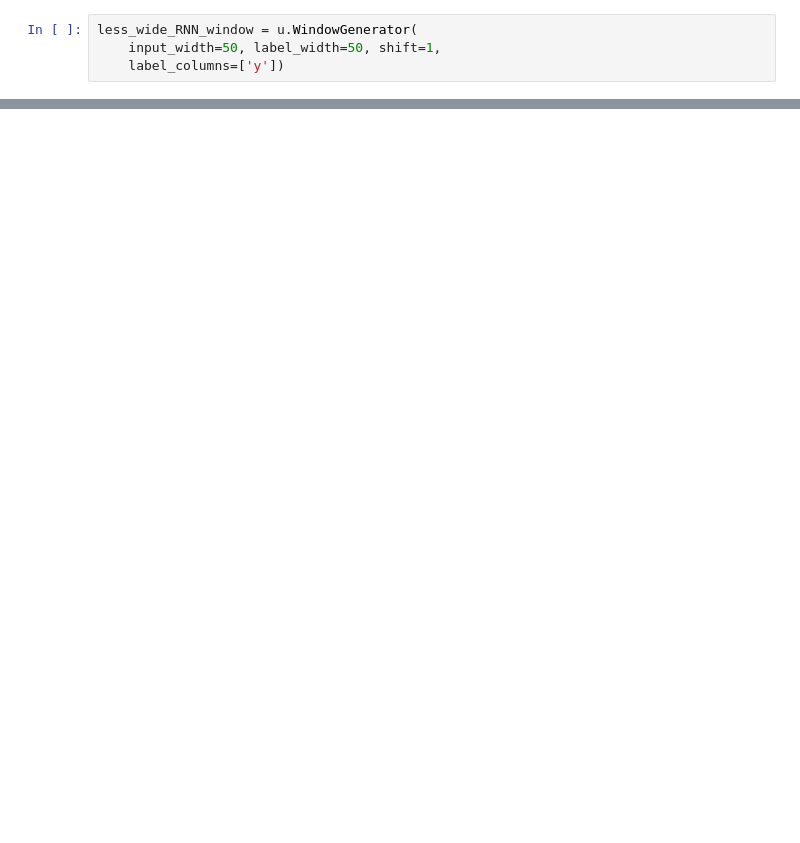
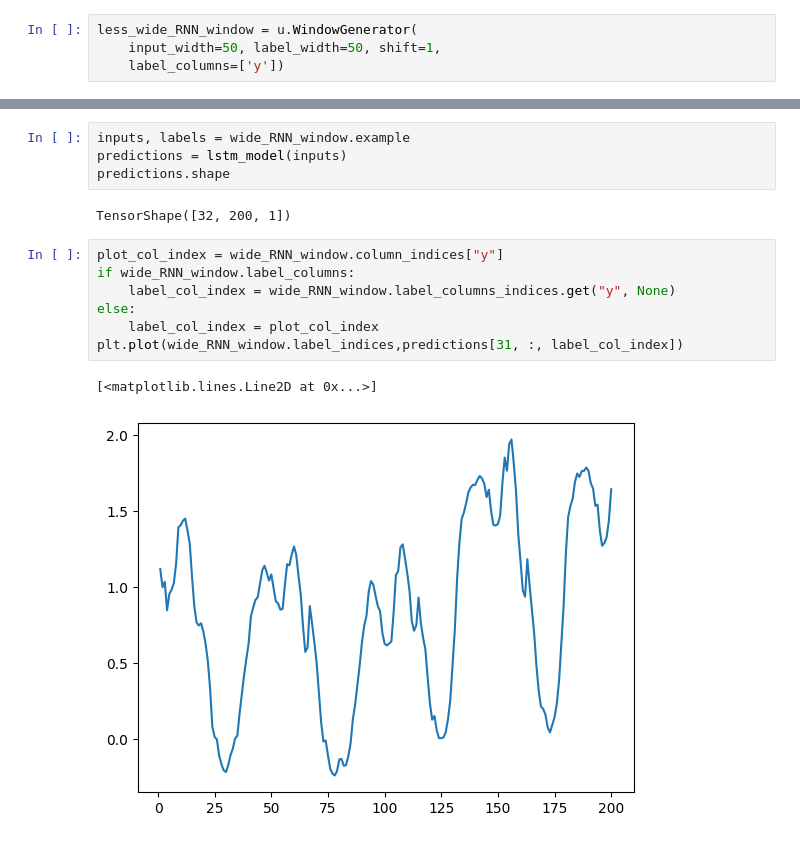
Before and after one commit to adonis107/ST7_Forecasting_RTE, a Jupyter notebook: RNN_model_testing.ipynb, the cells around one changed output, grey strips where cells are left out. Cells and saved outputs as stored; diff of their text form; blank space fills up the shorter version.

Commit message:
started error dist plot

```diff
--- a/RNN_model_testing.ipynb
+++ b/RNN_model_testing.ipynb
@@ -84,0 +75,16 @@ none
+# %%
+inputs, labels = wide_RNN_window.example
+predictions = lstm_model(inputs)
+predictions.shape
+# %% [output]
+TensorShape([32, 200, 1])
+# %%
+plot_col_index = wide_RNN_window.column_indices["y"]
+if wide_RNN_window.label_columns:
+    label_col_index = wide_RNN_window.label_columns_indices.get("y", None)
+else:
+    label_col_index = plot_col_index
+plt.plot(wide_RNN_window.label_indices,predictions[31, :, label_col_index])
+# %% [output]
+[<matplotlib.lines.Line2D at 0x...>]
+[figure, added]
```
Also changed, not shown: parts of 12 cells of this notebook, 1 other file.
